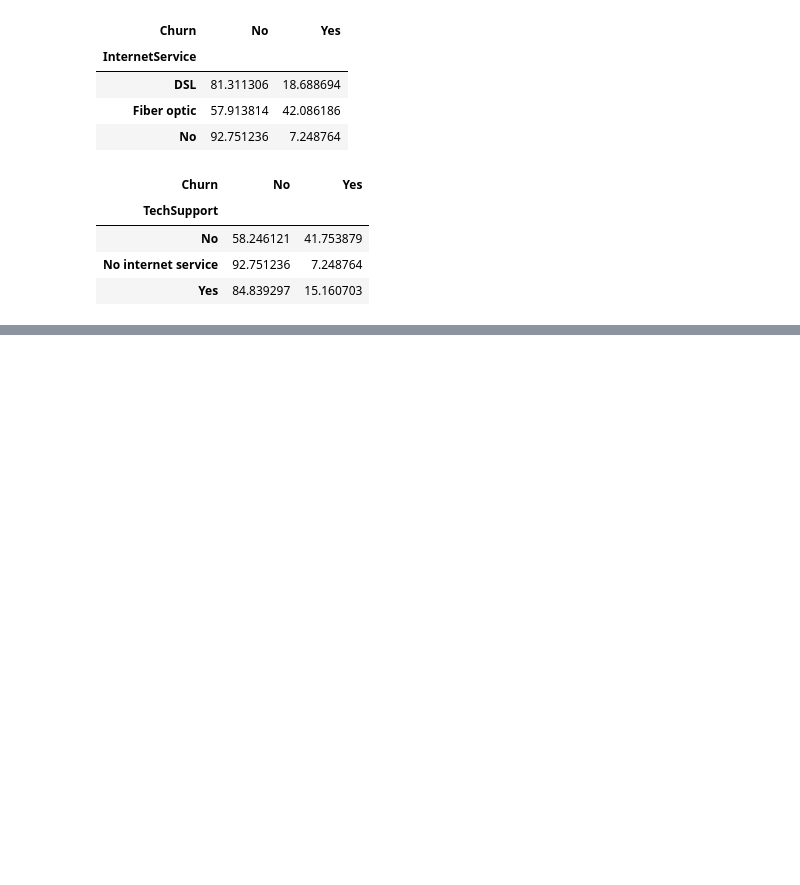
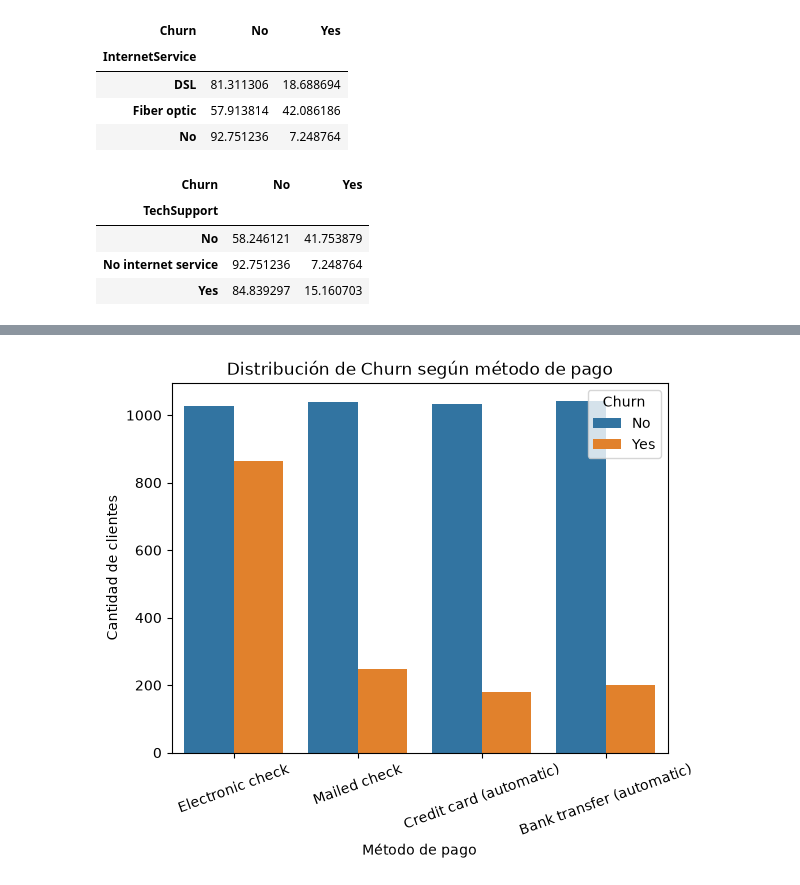
Before and after one commit to Fusk14/telco-churn-ml, a Jupyter notebook: notebooks/01_EDA.ipynb, the cells around one changed output, grey strips where cells are left out. Drawn from its saved outputs; the diff is of its cells as text; code cells hidden in the pictures; blank space fills up the shorter version.

```diff
--- a/notebooks/01_EDA.ipynb
+++ b/notebooks/01_EDA.ipynb
@@ -315,0 +363,14 @@ pd.crosstab(
+# %%
+sns.countplot(
+    data=df,
+    x="PaymentMethod",
+    hue="Churn"
+)
+
+plt.title("Distribución de Churn según método de pago")
+plt.xlabel("Método de pago")
+plt.ylabel("Cantidad de clientes")
+plt.xticks(rotation=20)
+plt.show()
+# %% [output]
+[figure, added]
```
Also changed, not shown: parts of 7 cells of this notebook, 9 other files.
